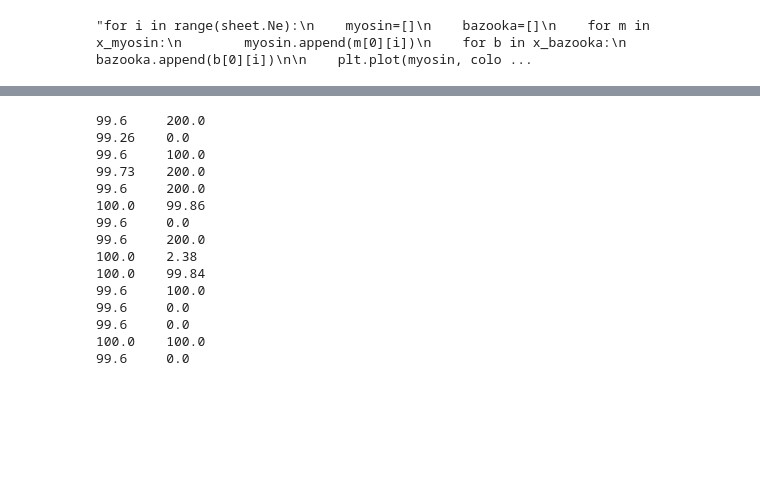
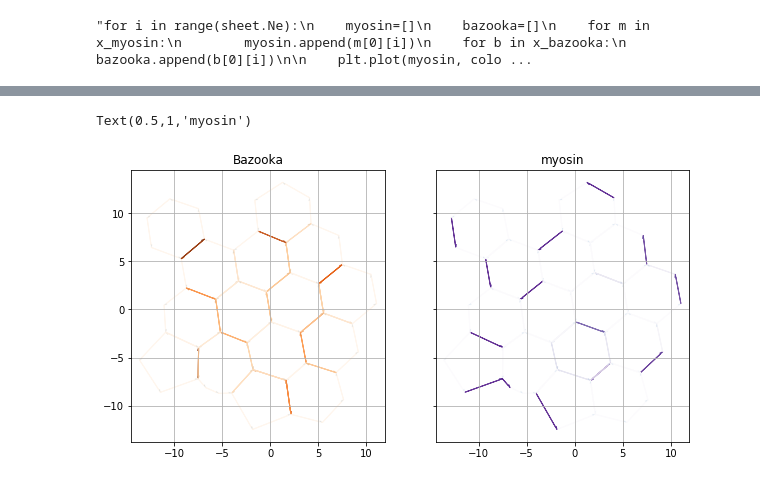
Before and after one commit to suzannelab/polarity, a Jupyter notebook: notebooks/Pola_2prot.ipynb, the cells around one changed output, grey strips where cells are left out. Cells and saved outputs as stored; diff of their text form; code cells hidden in the pictures; blank space fills up the shorter version.

```diff
--- a/notebooks/Pola_2prot.ipynb
+++ b/notebooks/Pola_2prot.ipynb
@@ -710,21 +715,15 @@ Text(0.5,1,'myosin')
-# %%
-for i in range (sheet.Nf):
-    print(round(sheet.edge_df.loc[sheet.edge_df.face == i].myosin.sum(),2),
-          '\t',
-          round(sheet.edge_df.loc[sheet.edge_df.face == i].bazooka.sum(),2))
-# %% [output]
-99.6     200.0
-99.26    0.0
-99.6     100.0
-99.73    200.0
-99.6     200.0
-100.0    99.86
-99.6     0.0
-99.6     200.0
-100.0    2.38
-100.0    99.84
-99.6     100.0
-99.6     0.0
-99.6     0.0
-100.0    100.0
-99.6     0.0
+# %%
+# Forme du tissu à la fin
+fig, (ax_bazooka, ax_myosin) = plt.subplots(1,2,sharey=True, sharex=True,figsize=(10,5))
+
+sheet3 = sheet.extract_bounding_box(y_boundary=[-100,100], x_boundary = [-200,200], z_boundary=[-400,400])
+fig, ax_bazooka = sheet_view(sheet3, edge={'color':sheet3.edge_df.bazooka, 'width':1, 'colormap':'Oranges'},
+                     vert={'visible':False}, coords = ['x','y'], ax=ax_bazooka)
+ax_bazooka.set_title('Bazooka')
+
+fig, ax_myosin = sheet_view(sheet3, edge={'color':sheet3.edge_df.myosin, 'width':1, 'colormap':'Purples'},
+                     vert={'visible':False}, coords = ['x','y'], ax=ax_myosin)
+ax_myosin.set_title('myosin')
+# %% [output]
+Text(0.5,1,'myosin')
+[figure, added]
```
Also changed, not shown: parts of 4 cells of this notebook, 2 other files.
